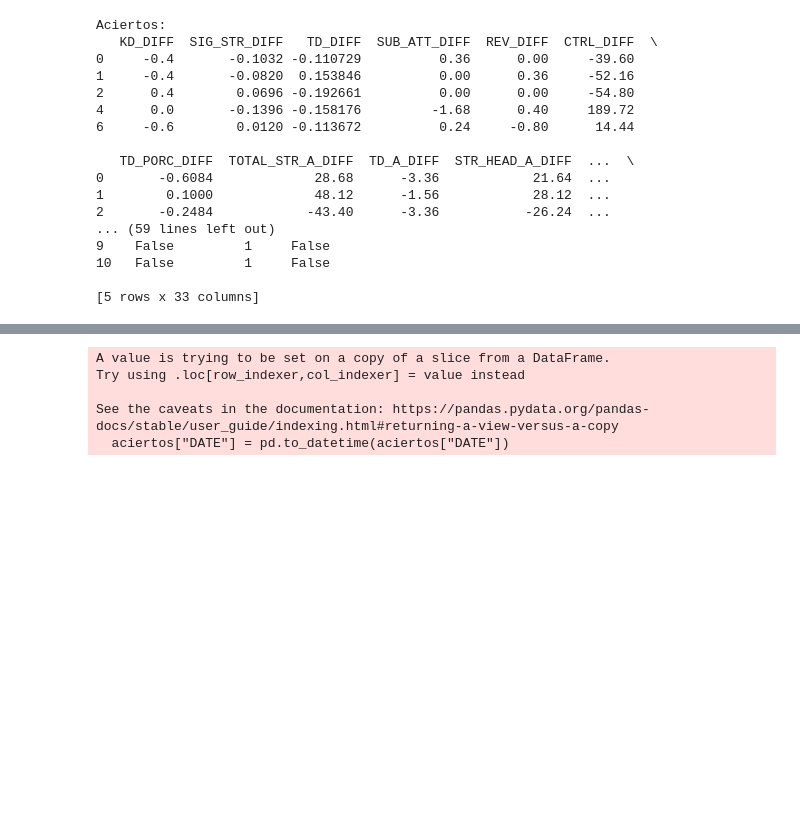
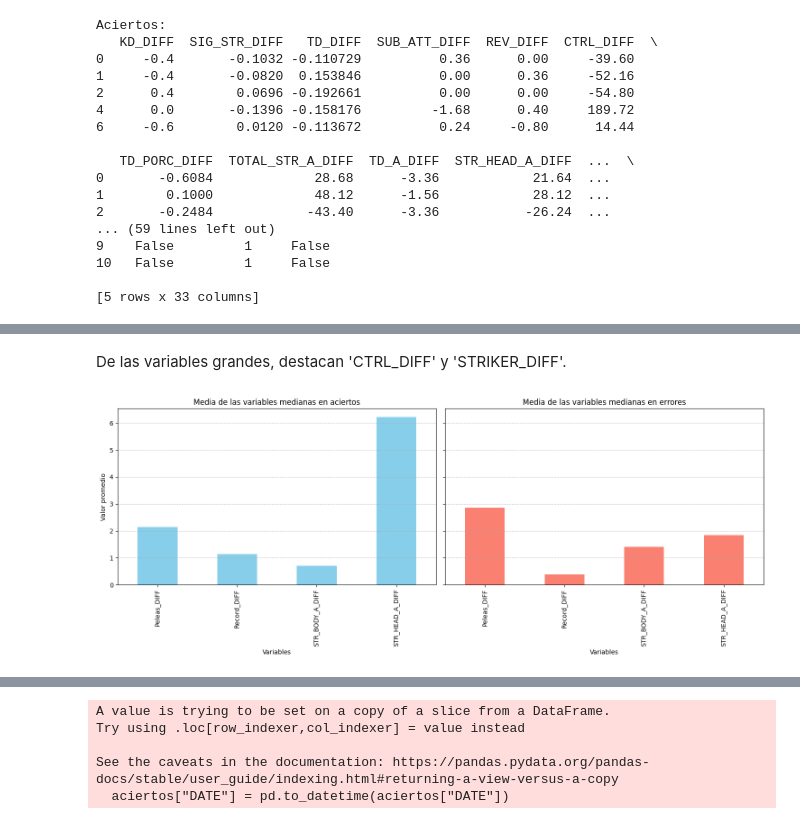
Before and after one commit to UCM-GIDIA-PD1/c2425-R4, a Jupyter notebook: src/evaluacion/P2/evaluacion_P2.ipynb, the cells around one changed output, grey strips where cells are left out. Saved outputs shown, nothing was run; the diff lists cells and outputs as text; code cells hidden in the pictures; blank space fills up the shorter version.

```diff
--- a/src/evaluacion/P2/evaluacion_P2.ipynb
+++ b/src/evaluacion/P2/evaluacion_P2.ipynb
@@ -719,0 +797,31 @@ Aciertos:
+# %% [markdown]
+De las variables grandes, destacan 'CTRL_DIFF' y 'STRIKER_DIFF'.
+# %%
+aMedianas = aciertosMedia[(aciertosMedia <= 3) & (aciertosMedia > 1)]
+fMedianas = fallosMedia[(fallosMedia <= 3) & (fallosMedia > 1)]
+variablesMedianas = aMedianas.index.union(fMedianas.index)
+aciertosMediaVariablesMedianas = aciertosMedia[variablesMedianas]
+fallosMediaVariablesMedianas = fallosMedia[variablesMedianas]
+
+fig, axes = plt.subplots(1, 2, figsize=(15, 6), sharey=True)
+
+# Gráfica de aciertos
+aciertosMediaVariablesMedianas.plot(kind='bar', color='skyblue', ax=axes[0])
+axes[0].set_title("Media de las variables medianas en aciertos")
+axes[0].set_xlabel("Variables")
+axes[0].set_ylabel("Valor promedio")
+axes[0].tick_params(axis='x', rotation=90)
+axes[0].grid(axis='y', linestyle='--', alpha=0.7)
+
+# Gráfica de errores
+fallosMediaVariablesMedianas.plot(kind='bar', color='salmon', ax=axes[1])
+axes[1].set_title("Media de las variables medianas en errores")
+axes[1].set_xlabel("Variables")
+axes[1].tick_params(axis='x', rotation=90)
+axes[1].grid(axis='y', linestyle='--', alpha=0.7)
+
+# Ajustar diseño
+plt.tight_layout()
+plt.show()
+# %% [output]
+[figure, added]
```
Also changed, not shown: parts of 22 cells of this notebook.
